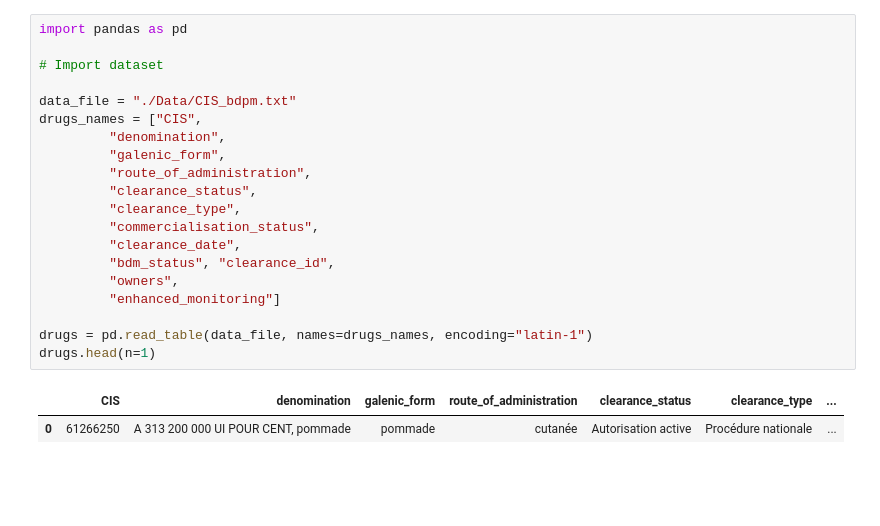
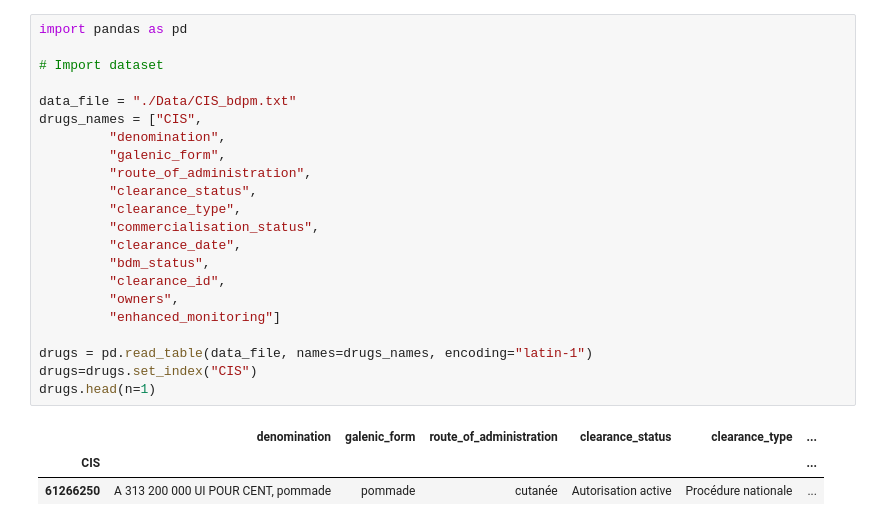
Before and after one commit to Alsyia/IS3024-data-mining, a Jupyter notebook: Medicmining.ipynb, the cells around one changed output. Saved outputs shown, nothing was run; the diff lists cells and outputs as text; blank space fills up the shorter version.

```diff
--- a/Medicmining.ipynb
+++ b/Medicmining.ipynb
@@ -1,23 +1,26 @@
 # %%
 import pandas as pd
 
 # Import dataset
 
 data_file = "./Data/CIS_bdpm.txt"
 drugs_names = ["CIS",
          "denomination",
          "galenic_form",
          "route_of_administration",
          "clearance_status",
          "clearance_type",
          "commercialisation_status",
          "clearance_date",
-         "bdm_status", "clearance_id",
+         "bdm_status",
+         "clearance_id",
          "owners",
          "enhanced_monitoring"]
 
 drugs = pd.read_table(data_file, names=drugs_names, encoding="latin-1")
+drugs=drugs.set_index("CIS")
 drugs.head(n=1)
 # %% [output]
-|  | CIS | denomination | galenic_form | route_of_administration | clearance_status | clearance_type | ... |
-| 0 | 61266250 | A 313 200 000 UI POUR CENT, pommade | pommade | cutanée | Autorisation active | Procédure nationale | ... |
+|  | denomination | galenic_form | route_of_administration | clearance_status | clearance_type | ... |
+| CIS |  |  |  |  |  | ... |
+| 61266250 | A 313 200 000 UI POUR CENT, pommade | pommade | cutanée | Autorisation active | Procédure nationale | ... |
```
Also changed, not shown: parts of 15 cells of this notebook.
